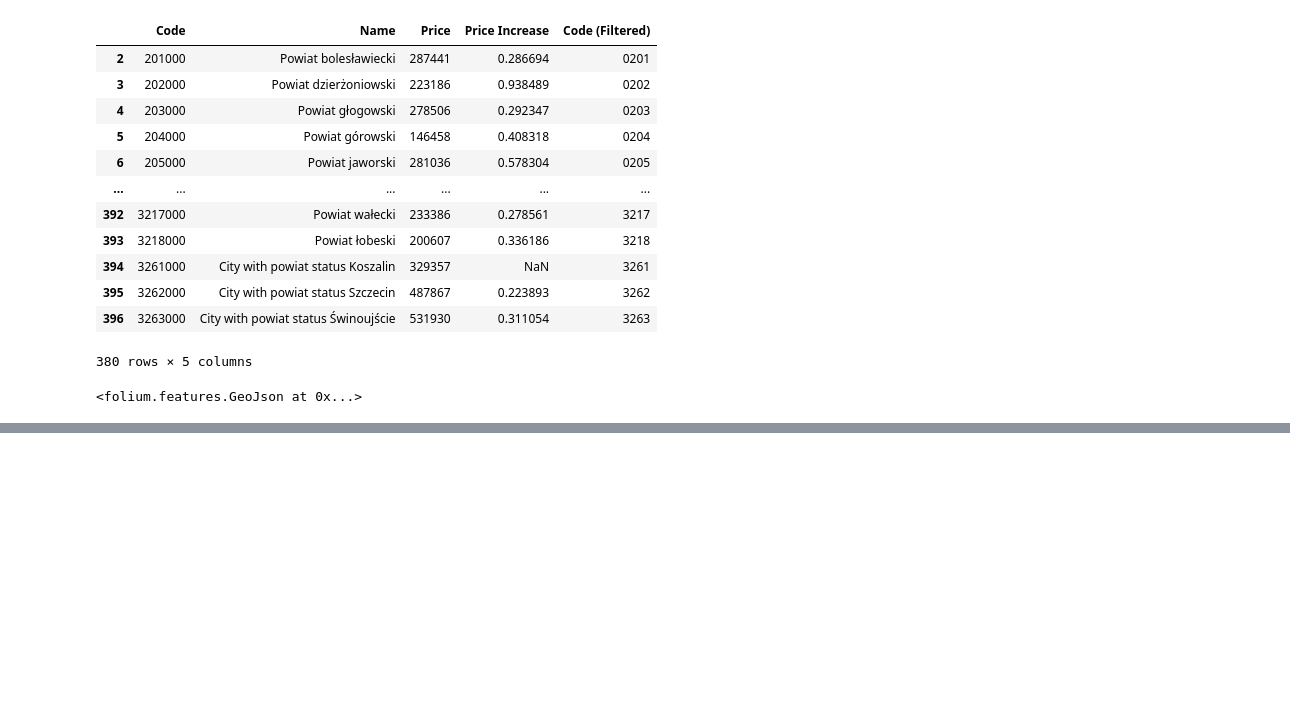
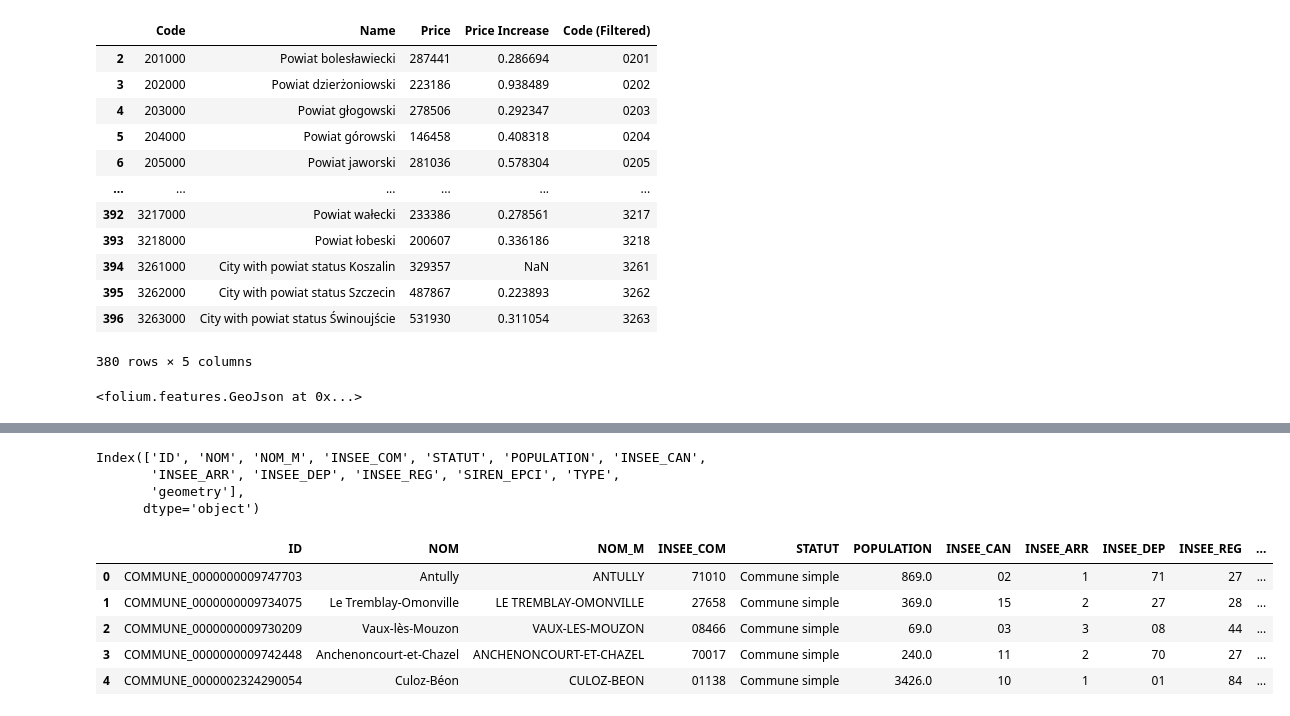
Before and after one commit to leoandeol/euromap, a Jupyter notebook: test.ipynb, the cells around one changed output, grey strips where cells are left out. Saved outputs shown, nothing was run; the diff lists cells and outputs as text; code cells hidden in the pictures; blank space fills up the shorter version.

Commit message:
Further testing: added french départements & communes.

```diff
--- a/test.ipynb
+++ b/test.ipynb
@@ -140,0 +188,20 @@ mapa2.save(outfile="exports/map2.html")
+# %%
+shp_fr = gpd.read_file('data/france/commune-frmetdrom/COMMUNE_FRMETDROM.shp')
+# ❗ Fix: reproject to EPSG:4326
+shp_fr = shp_fr.to_crs(epsg=4326)
+# %%
+shp_fr.columns
+# %% [output]
+Index(['ID', 'NOM', 'NOM_M', 'INSEE_COM', 'STATUT', 'POPULATION', 'INSEE_CAN',
+       'INSEE_ARR', 'INSEE_DEP', 'INSEE_REG', 'SIREN_EPCI', 'TYPE',
+       'geometry'],
+      dtype='object')
+# %%
+shp_fr.head()
+# %% [output]
+|  | ID | NOM | NOM_M | INSEE_COM | STATUT | POPULATION | INSEE_CAN | INSEE_ARR | INSEE_DEP | INSEE_REG | ... |
+| 0 | COMMUNE_0000000009747703 | Antully | ANTULLY | 71010 | Commune simple | 869.0 | 02 | 1 | 71 | 27 | ... |
+| 1 | COMMUNE_0000000009734075 | Le Tremblay-Omonville | LE TREMBLAY-OMONVILLE | 27658 | Commune simple | 369.0 | 15 | 2 | 27 | 28 | ... |
+| 2 | COMMUNE_0000000009730209 | Vaux-lès-Mouzon | VAUX-LES-MOUZON | 08466 | Commune simple | 69.0 | 03 | 3 | 08 | 44 | ... |
+| 3 | COMMUNE_0000000009742448 | Anchenoncourt-et-Chazel | ANCHENONCOURT-ET-CHAZEL | 70017 | Commune simple | 240.0 | 11 | 2 | 70 | 27 | ... |
+| 4 | COMMUNE_0000002324290054 | Culoz-Béon | CULOZ-BEON | 01138 | Commune simple | 3426.0 | 10 | 1 | 01 | 84 | ... |
```
Also changed, not shown: parts of 25 cells of this notebook, 1 other file.
